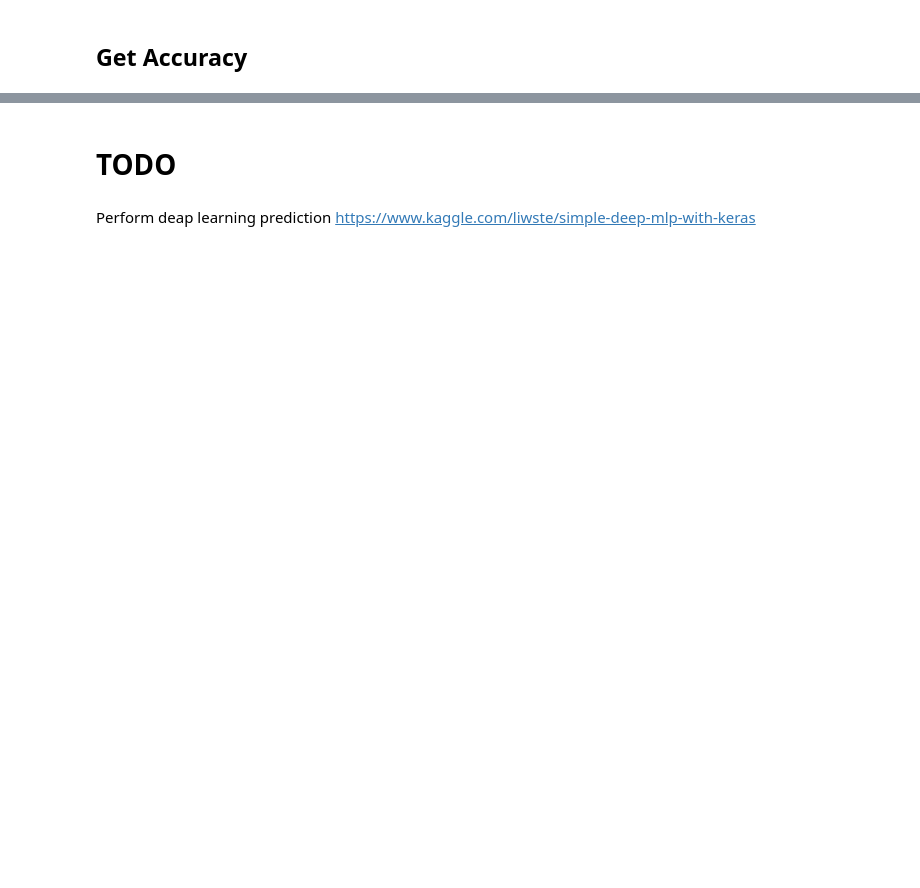
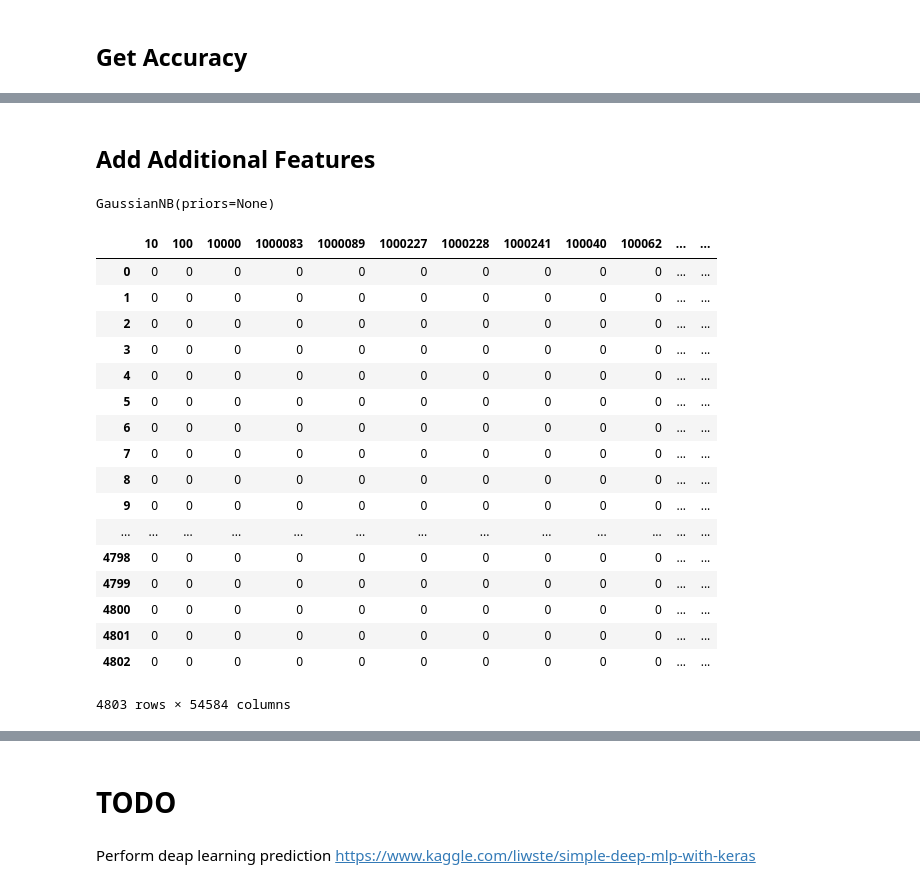
Before and after one commit to kjprice/smu-machine-learning, a Jupyter notebook: final/EDA.ipynb, the cells around one changed output, grey strips where cells are left out. Cells and saved outputs as stored; diff of their text form; code cells hidden in the pictures; blank space fills up the shorter version.

```diff
--- a/final/EDA.ipynb
+++ b/final/EDA.ipynb
@@ -347,0 +376,16 @@ Name: 2231, dtype: bool
+# %% [markdown]
+## Add Additional Features
+# %%
+
+important_features = [
+    'id',
+    'budget',
+    'popularity',
+    'vote_average',
+    'vote_count'
+]
+
+movies_with_important_features = movies[important_features]
+y = movies.samuel
+x = pd.merge(left=movies_with_important_features, right=actor_vector_works, left_on='id', right_on='id')
+x = x[x.columns.difference(['id'])]
@@ -347,0 +396,26 @@ Name: 2231, dtype: bool
+# %%
+clf = GaussianNB()
+clf.fit(X_train, y_train)
+# %% [output]
+GaussianNB(priors=None)
+# %%
+x
+# %% [output]
+|  | 10 | 100 | 10000 | 1000083 | 1000089 | 1000227 | 1000228 | 1000241 | 100040 | 100062 | ... | ... |
+| 0 | 0 | 0 | 0 | 0 | 0 | 0 | 0 | 0 | 0 | 0 | ... | ... |
+| 1 | 0 | 0 | 0 | 0 | 0 | 0 | 0 | 0 | 0 | 0 | ... | ... |
+| 2 | 0 | 0 | 0 | 0 | 0 | 0 | 0 | 0 | 0 | 0 | ... | ... |
+| 3 | 0 | 0 | 0 | 0 | 0 | 0 | 0 | 0 | 0 | 0 | ... | ... |
+| 4 | 0 | 0 | 0 | 0 | 0 | 0 | 0 | 0 | 0 | 0 | ... | ... |
+| 5 | 0 | 0 | 0 | 0 | 0 | 0 | 0 | 0 | 0 | 0 | ... | ... |
+| 6 | 0 | 0 | 0 | 0 | 0 | 0 | 0 | 0 | 0 | 0 | ... | ... |
+| 7 | 0 | 0 | 0 | 0 | 0 | 0 | 0 | 0 | 0 | 0 | ... | ... |
+| 8 | 0 | 0 | 0 | 0 | 0 | 0 | 0 | 0 | 0 | 0 | ... | ... |
+| 9 | 0 | 0 | 0 | 0 | 0 | 0 | 0 | 0 | 0 | 0 | ... | ... |
+| ... | ... | ... | ... | ... | ... | ... | ... | ... | ... | ... | ... | ... |
+| 4798 | 0 | 0 | 0 | 0 | 0 | 0 | 0 | 0 | 0 | 0 | ... | ... |
+| 4799 | 0 | 0 | 0 | 0 | 0 | 0 | 0 | 0 | 0 | 0 | ... | ... |
+| 4800 | 0 | 0 | 0 | 0 | 0 | 0 | 0 | 0 | 0 | 0 | ... | ... |
+| 4801 | 0 | 0 | 0 | 0 | 0 | 0 | 0 | 0 | 0 | 0 | ... | ... |
+| 4802 | 0 | 0 | 0 | 0 | 0 | 0 | 0 | 0 | 0 | 0 | ... | ... |
+4803 rows × 54584 columns
```
Also changed, not shown: parts of 35 cells of this notebook.
